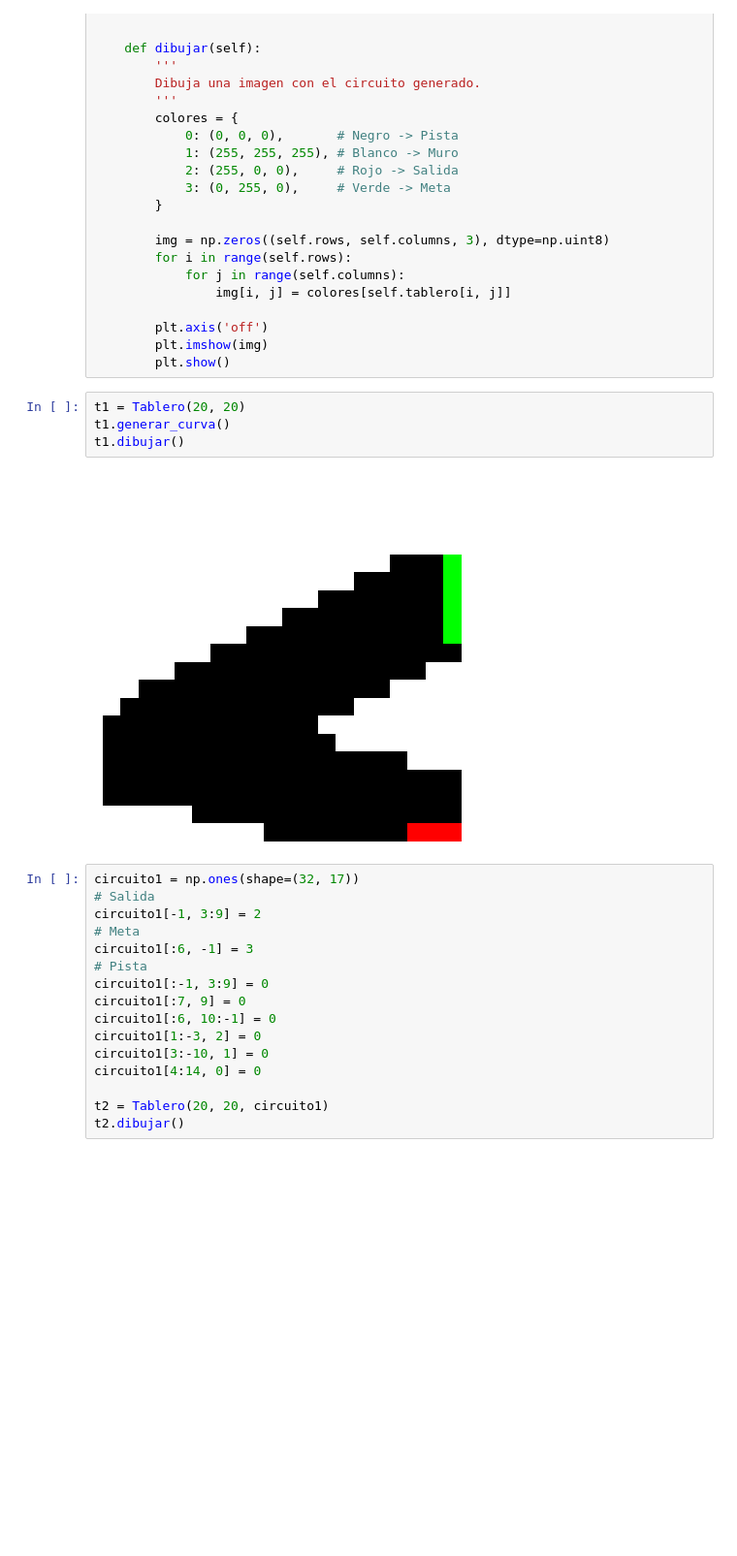
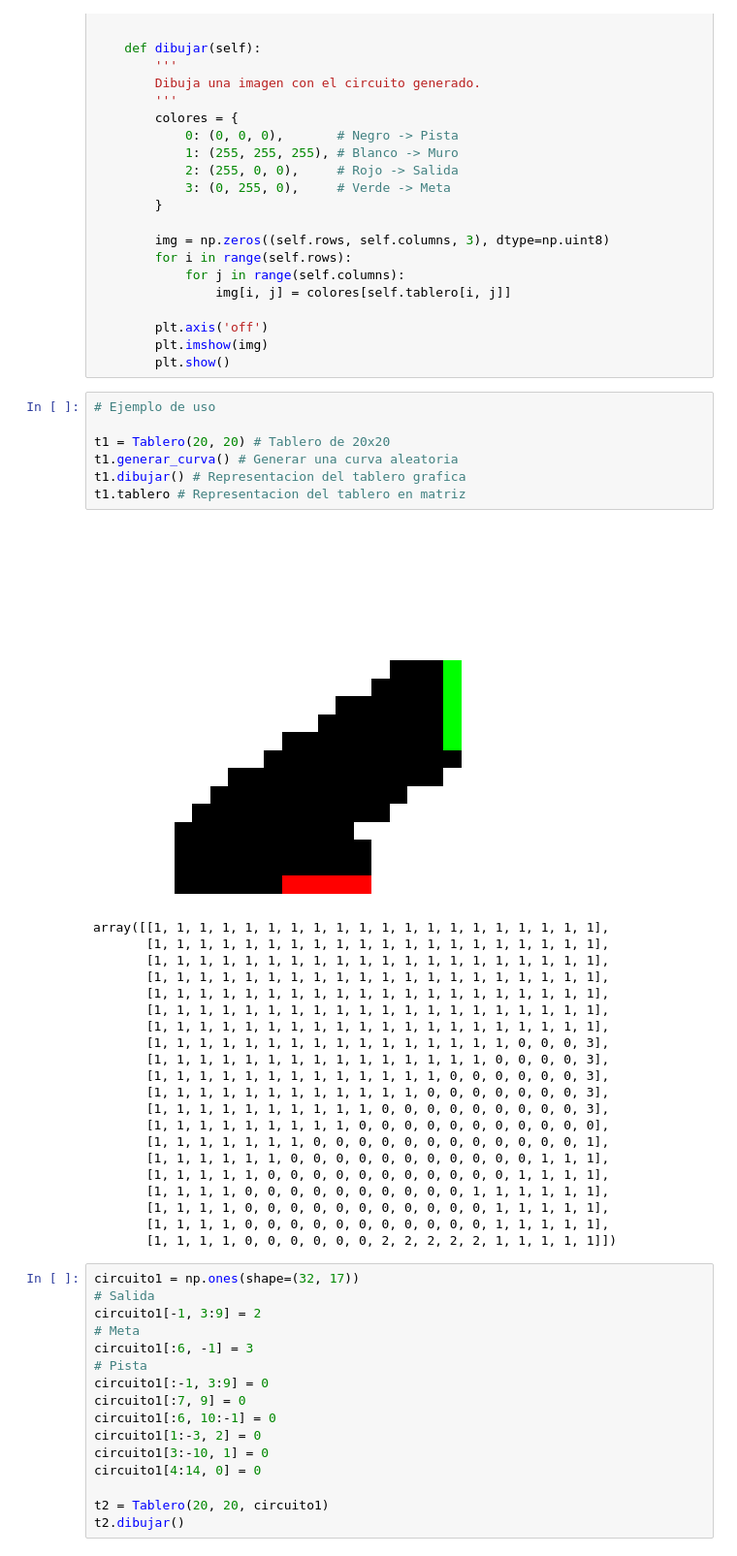
Before and after one commit to JaJeJoTor/io-practica2, a Jupyter notebook: implementacion objetos.ipynb, the cells around one changed output. Shown at 97% size. Drawn from its saved outputs; the diff is of its cells as text; blank space fills up the shorter version.

```diff
--- a/implementacion objetos.ipynb
+++ b/implementacion objetos.ipynb
@@ -98,12 +127,35 @@ class Tablero:
         plt.axis('off')
         plt.imshow(img)
         plt.show()
-# %%
-t1 = Tablero(20, 20)
-t1.generar_curva()
-t1.dibujar()
-# %% [output]
-[figure, removed]
+# %%
+# Ejemplo de uso
+
+t1 = Tablero(20, 20) # Tablero de 20x20
+t1.generar_curva() # Generar una curva aleatoria
+t1.dibujar() # Representacion del tablero grafica
+t1.tablero # Representacion del tablero en matriz
+# %% [output]
+[figure, added]
+array([[1, 1, 1, 1, 1, 1, 1, 1, 1, 1, 1, 1, 1, 1, 1, 1, 1, 1, 1, 1],
+       [1, 1, 1, 1, 1, 1, 1, 1, 1, 1, 1, 1, 1, 1, 1, 1, 1, 1, 1, 1],
+       [1, 1, 1, 1, 1, 1, 1, 1, 1, 1, 1, 1, 1, 1, 1, 1, 1, 1, 1, 1],
+       [1, 1, 1, 1, 1, 1, 1, 1, 1, 1, 1, 1, 1, 1, 1, 1, 1, 1, 1, 1],
+       [1, 1, 1, 1, 1, 1, 1, 1, 1, 1, 1, 1, 1, 1, 1, 1, 1, 1, 1, 1],
+       [1, 1, 1, 1, 1, 1, 1, 1, 1, 1, 1, 1, 1, 1, 1, 1, 1, 1, 1, 1],
+       [1, 1, 1, 1, 1, 1, 1, 1, 1, 1, 1, 1, 1, 1, 1, 1, 1, 1, 1, 1],
+       [1, 1, 1, 1, 1, 1, 1, 1, 1, 1, 1, 1, 1, 1, 1, 1, 0, 0, 0, 3],
+       [1, 1, 1, 1, 1, 1, 1, 1, 1, 1, 1, 1, 1, 1, 1, 0, 0, 0, 0, 3],
+       [1, 1, 1, 1, 1, 1, 1, 1, 1, 1, 1, 1, 1, 0, 0, 0, 0, 0, 0, 3],
+       [1, 1, 1, 1, 1, 1, 1, 1, 1, 1, 1, 1, 0, 0, 0, 0, 0, 0, 0, 3],
+       [1, 1, 1, 1, 1, 1, 1, 1, 1, 1, 0, 0, 0, 0, 0, 0, 0, 0, 0, 3],
+       [1, 1, 1, 1, 1, 1, 1, 1, 1, 0, 0, 0, 0, 0, 0, 0, 0, 0, 0, 0],
+       [1, 1, 1, 1, 1, 1, 1, 0, 0, 0, 0, 0, 0, 0, 0, 0, 0, 0, 0, 1],
+       [1, 1, 1, 1, 1, 1, 0, 0, 0, 0, 0, 0, 0, 0, 0, 0, 0, 1, 1, 1],
+       [1, 1, 1, 1, 1, 0, 0, 0, 0, 0, 0, 0, 0, 0, 0, 0, 1, 1, 1, 1],
+       [1, 1, 1, 1, 0, 0, 0, 0, 0, 0, 0, 0, 0, 0, 1, 1, 1, 1, 1, 1],
+       [1, 1, 1, 1, 0, 0, 0, 0, 0, 0, 0, 0, 0, 0, 0, 1, 1, 1, 1, 1],
+       [1, 1, 1, 1, 0, 0, 0, 0, 0, 0, 0, 0, 0, 0, 0, 1, 1, 1, 1, 1],
+       [1, 1, 1, 1, 0, 0, 0, 0, 0, 0, 2, 2, 2, 2, 2, 1, 1, 1, 1, 1]])
 # %%
 circuito1 = np.ones(shape=(32, 17))
 # Salida
```
Also changed, not shown: parts of 48 cells of this notebook.
